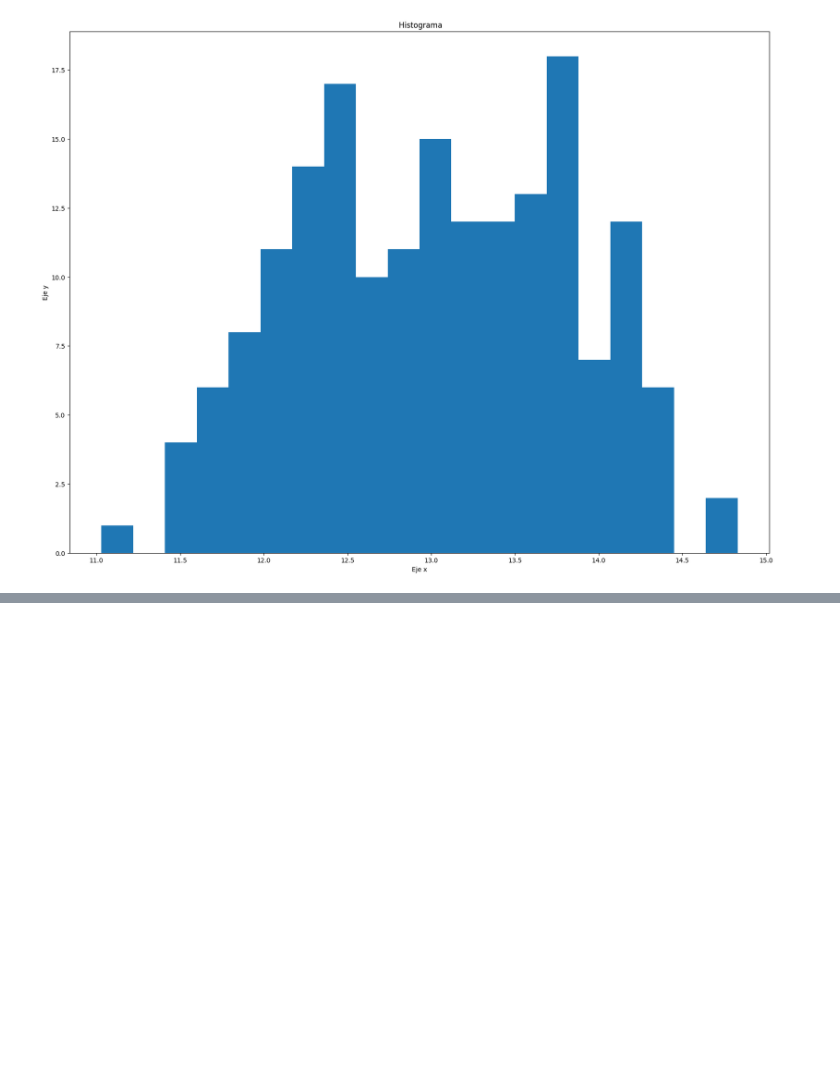
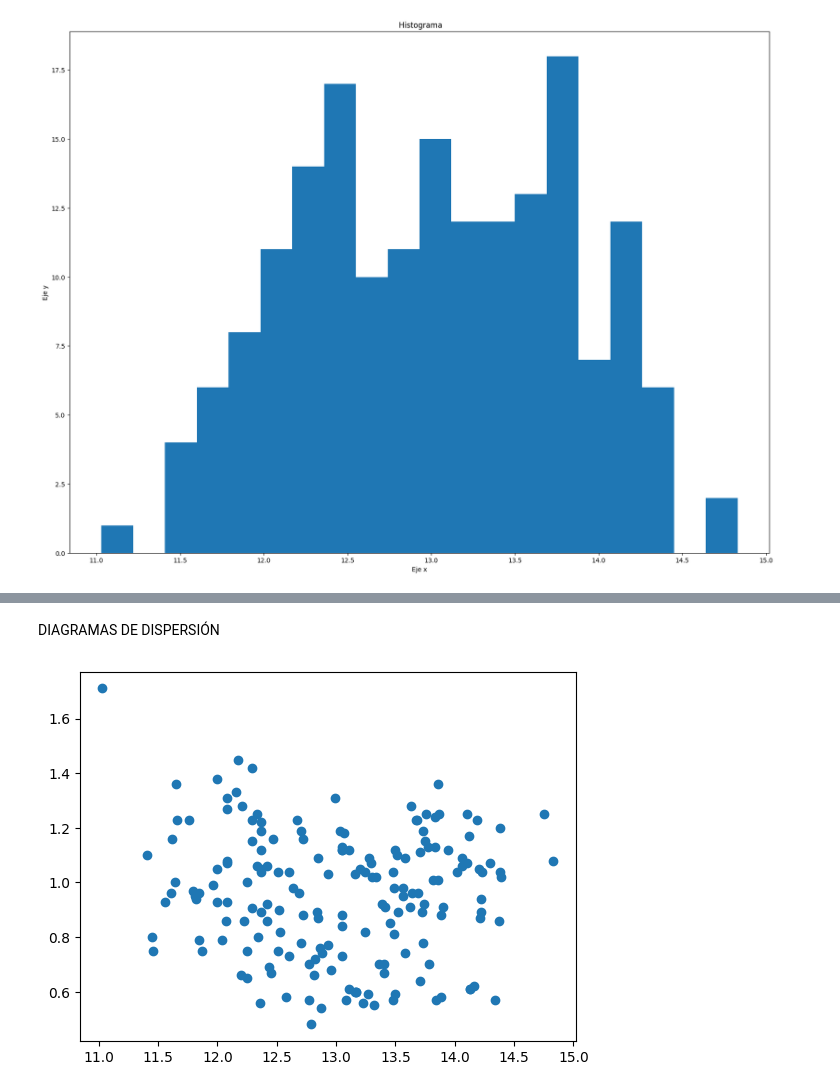
Before and after one commit to laurapinto2/TALLER_TAREA, a Jupyter notebook: TAREA.ipynb, the cells around one changed output, grey strips where cells are left out. Saved outputs shown, nothing was run; the diff lists cells and outputs as text; code cells hidden in the pictures; blank space fills up the shorter version.

```diff
--- a/TAREA.ipynb
+++ b/TAREA.ipynb
@@ -268,0 +288,7 @@ plt.show()
+# %% [markdown]
+DIAGRAMAS DE DISPERSIÓN
+# %%
+plt.scatter(df["Alcohol"],df["Matiz"])
+plt.show()
+# %% [output]
+[figure, added]
```
Also changed, not shown: parts of 19 cells of this notebook.
